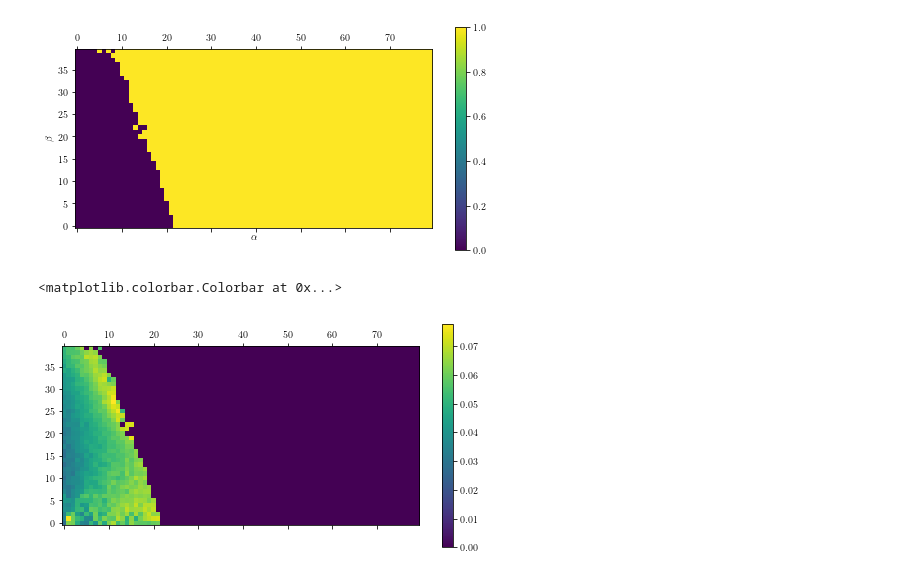
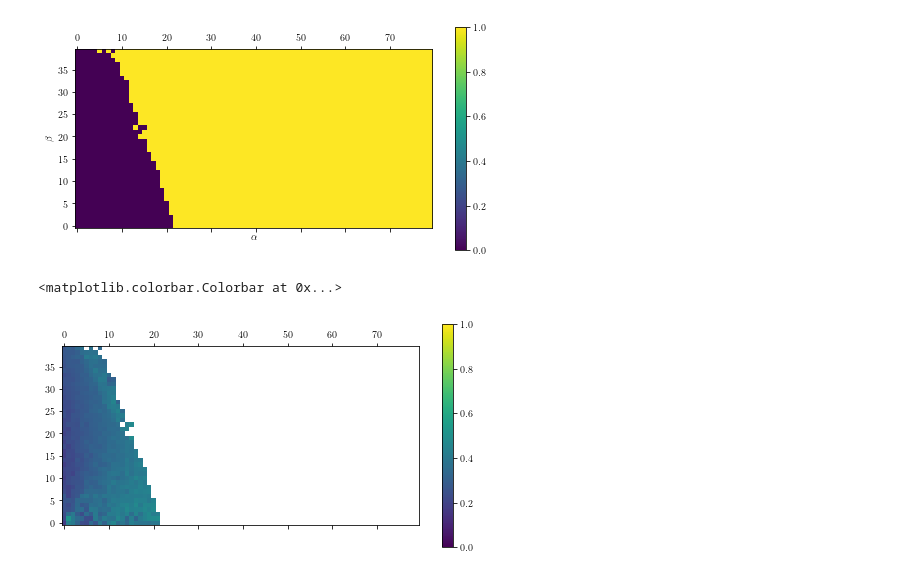
Before and after one commit to henmitch/chimera-2019, a Jupyter notebook: code/python/landscape_analysis.ipynb, the cells around one changed output. Cells and saved outputs as stored; diff of their text form; code cells hidden in the pictures.

```diff
--- a/code/python/landscape_analysis.ipynb
+++ b/code/python/landscape_analysis.ipynb
@@ -58,9 +90,9 @@ plt.colorbar();
 [figure]
 # %%
 v = c.values.copy()
-v[p.values >= 2*np.pi] = 0
-plt.matshow(v, origin="lower")
+v[p.values >= 2*np.pi] = np.nan
+plt.matshow(7*v, origin="lower", vmin=0, vmax=1)
 plt.colorbar()
 # %% [output]
 <matplotlib.colorbar.Colorbar at 0x...>
-[figure, old version]
+[figure, new version]
```
Also changed, not shown: parts of 9 cells of this notebook, 3 other files.
